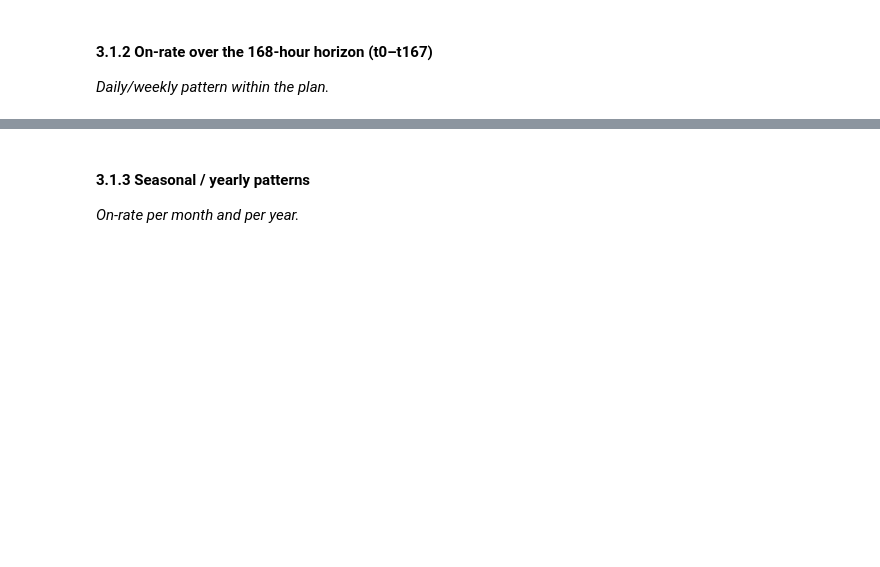
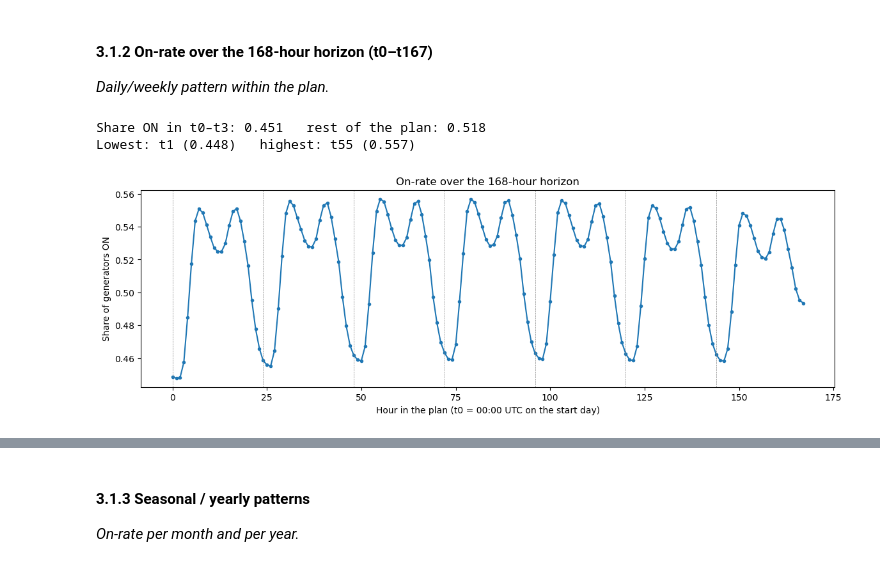
Before and after one commit to idatomine/Women-in-AI-tdt4173, a Jupyter notebook: analysis/01_eda.ipynb, the cells around one changed output, grey strips where cells are left out. Cells and saved outputs as stored; diff of their text form; code cells hidden in the pictures; blank space fills up the shorter version.

```diff
--- a/analysis/01_eda.ipynb
+++ b/analysis/01_eda.ipynb
@@ -304,3 +528,22 @@ Name: total_calculation_time, dtype: float64
 #### 3.1.2 On-rate over the 168-hour horizon (t0–t167)
 
 *Daily/weekly pattern within the plan.*
+# %%
+# Statistics: share ON for each hour of the plan (averaged over all runs and generators)
+on_by_t = Y.mean(axis=(0, 1))
+print(f"Share ON in t0–t3: {on_by_t[:4].mean():.3f}   rest of the plan: {on_by_t[4:].mean():.3f}")
+print(f"Lowest: t{on_by_t.argmin()} ({on_by_t.min():.3f})   highest: t{on_by_t.argmax()} ({on_by_t.max():.3f})")
+
+# Plot
+fig, ax = plt.subplots(figsize=(14, 4))
+ax.plot(on_by_t, marker=".")
+for day in range(0, 168, 24):
+    ax.axvline(day, color="grey", ls="--", lw=0.5)   # start of each day (00:00 UTC)
+ax.set_xlabel("Hour in the plan (t0 = 00:00 UTC on the start day)")
+ax.set_ylabel("Share of generators ON")
+ax.set_title("On-rate over the 168-hour horizon")
+plt.show()
+# %% [output]
+Share ON in t0–t3: 0.451   rest of the plan: 0.518
+Lowest: t1 (0.448)   highest: t55 (0.557)
+[figure, added]
```
Also changed, not shown: parts of 49 cells of this notebook.
